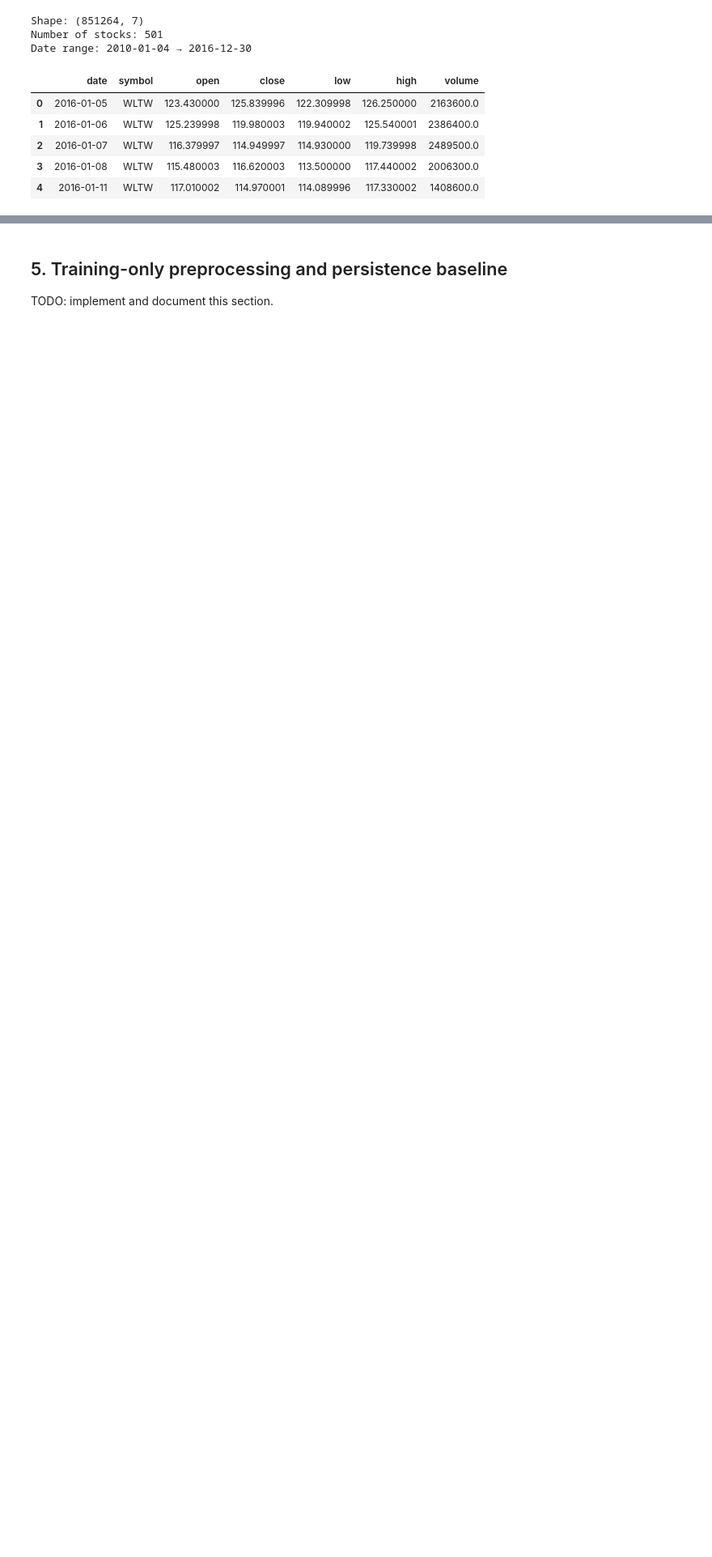
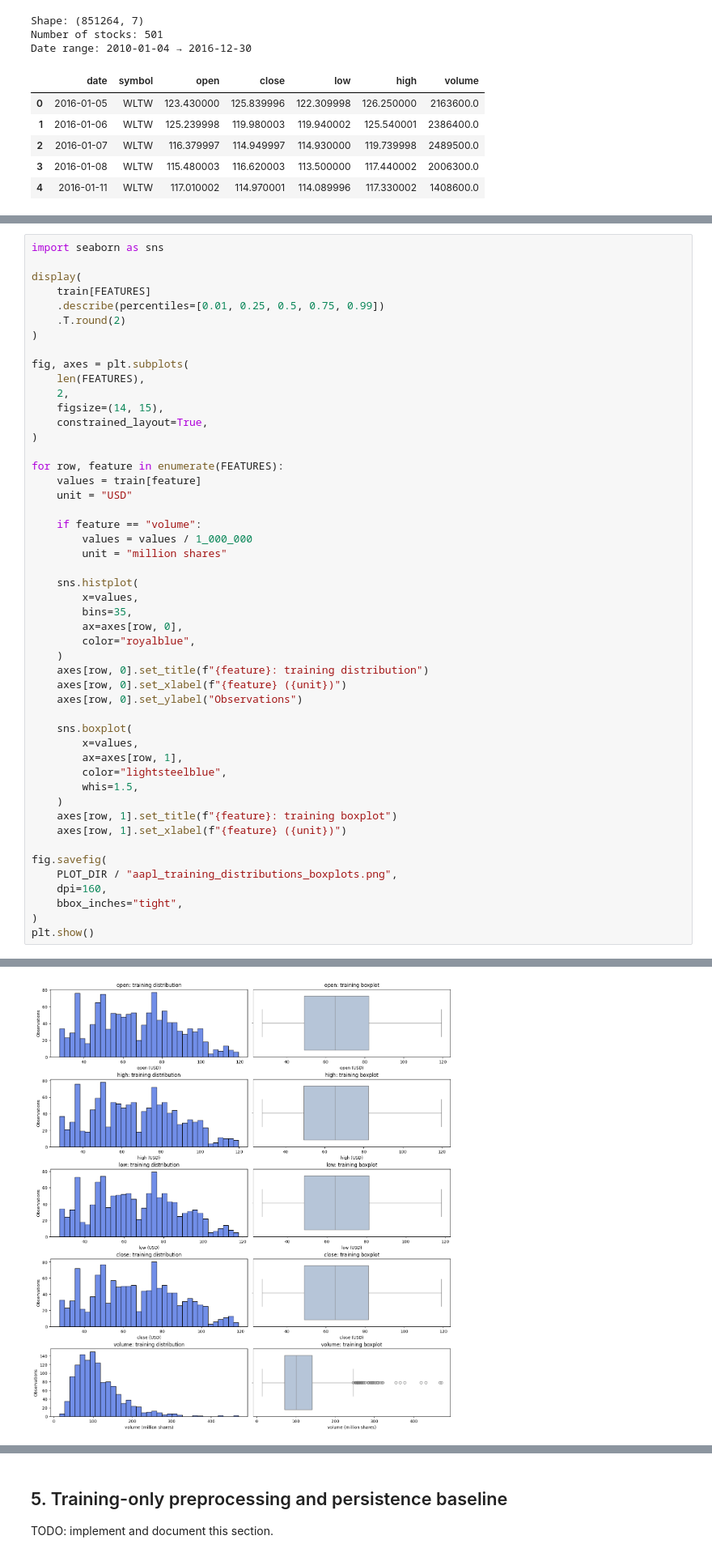
Before and after one commit to soulaimane-22/Deep-Learning-Lab1, a Jupyter notebook: notebooks/01_regression.ipynb, the cells around one changed output, grey strips where cells are left out. Shown at 81% size. Drawn from its saved outputs; the diff is of its cells as text; blank space fills up the shorter version.

```diff
--- a/notebooks/01_regression.ipynb
+++ b/notebooks/01_regression.ipynb
@@ -186,0 +521,50 @@ TODO: implement and document this section.
+# %%
+import seaborn as sns
+
+display(
+    train[FEATURES]
+    .describe(percentiles=[0.01, 0.25, 0.5, 0.75, 0.99])
+    .T.round(2)
+)
+
+fig, axes = plt.subplots(
+    len(FEATURES),
+    2,
+    figsize=(14, 15),
+    constrained_layout=True,
+)
+
+for row, feature in enumerate(FEATURES):
+    values = train[feature]
+    unit = "USD"
+
+    if feature == "volume":
+        values = values / 1_000_000
+        unit = "million shares"
+
+    sns.histplot(
+        x=values,
+        bins=35,
+        ax=axes[row, 0],
+        color="royalblue",
+    )
+    axes[row, 0].set_title(f"{feature}: training distribution")
+    axes[row, 0].set_xlabel(f"{feature} ({unit})")
+    axes[row, 0].set_ylabel("Observations")
+
+    sns.boxplot(
+        x=values,
+        ax=axes[row, 1],
+        color="lightsteelblue",
+        whis=1.5,
+    )
+    axes[row, 1].set_title(f"{feature}: training boxplot")
+    axes[row, 1].set_xlabel(f"{feature} ({unit})")
+
+fig.savefig(
+    PLOT_DIR / "aapl_training_distributions_boxplots.png",
+    dpi=160,
+    bbox_inches="tight",
+)
+plt.show()
+# %% [output]
@@ -186,0 +577 @@ TODO: implement and document this section.
+[figure, added]
```
Also changed, not shown: parts of 18 cells of this notebook, 8 other files.
